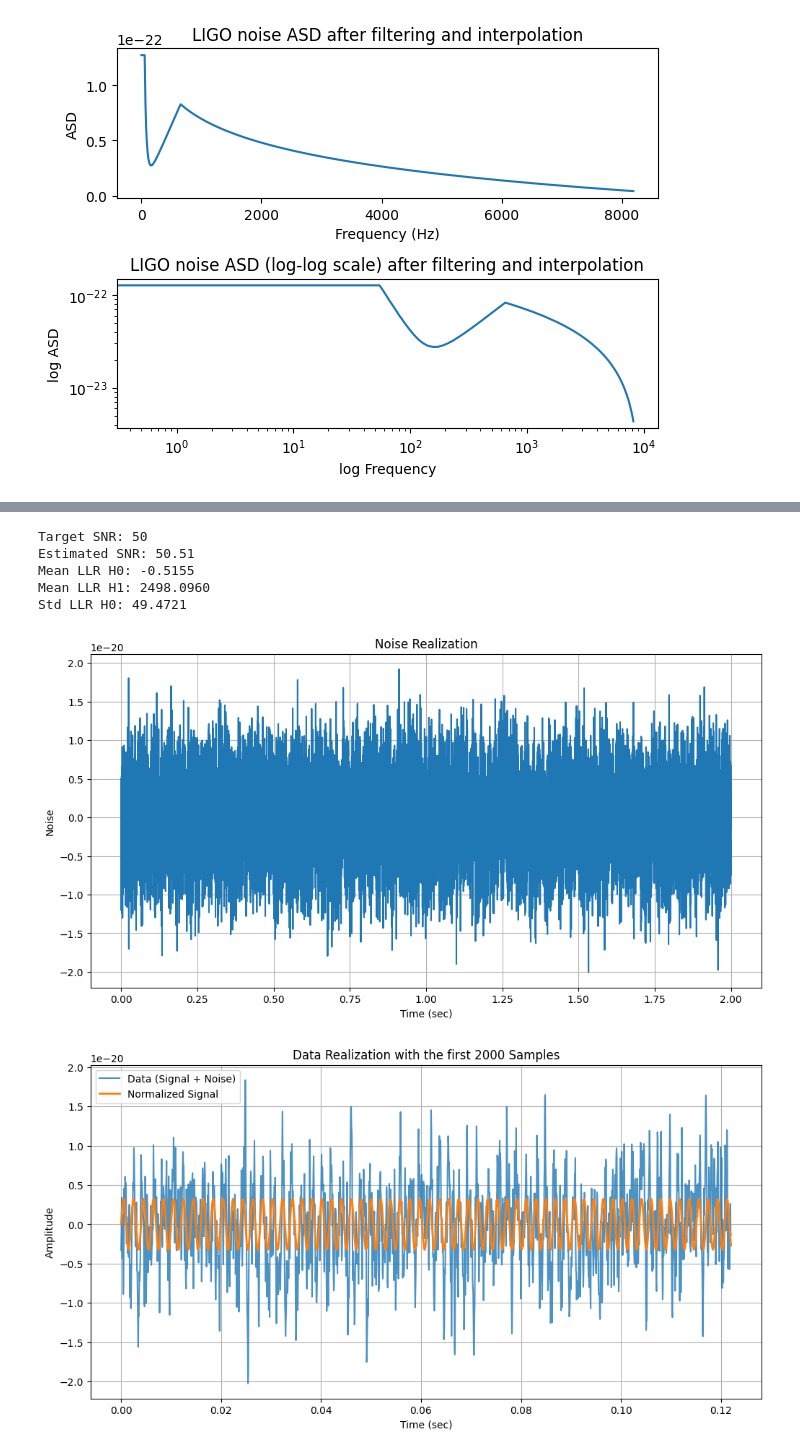
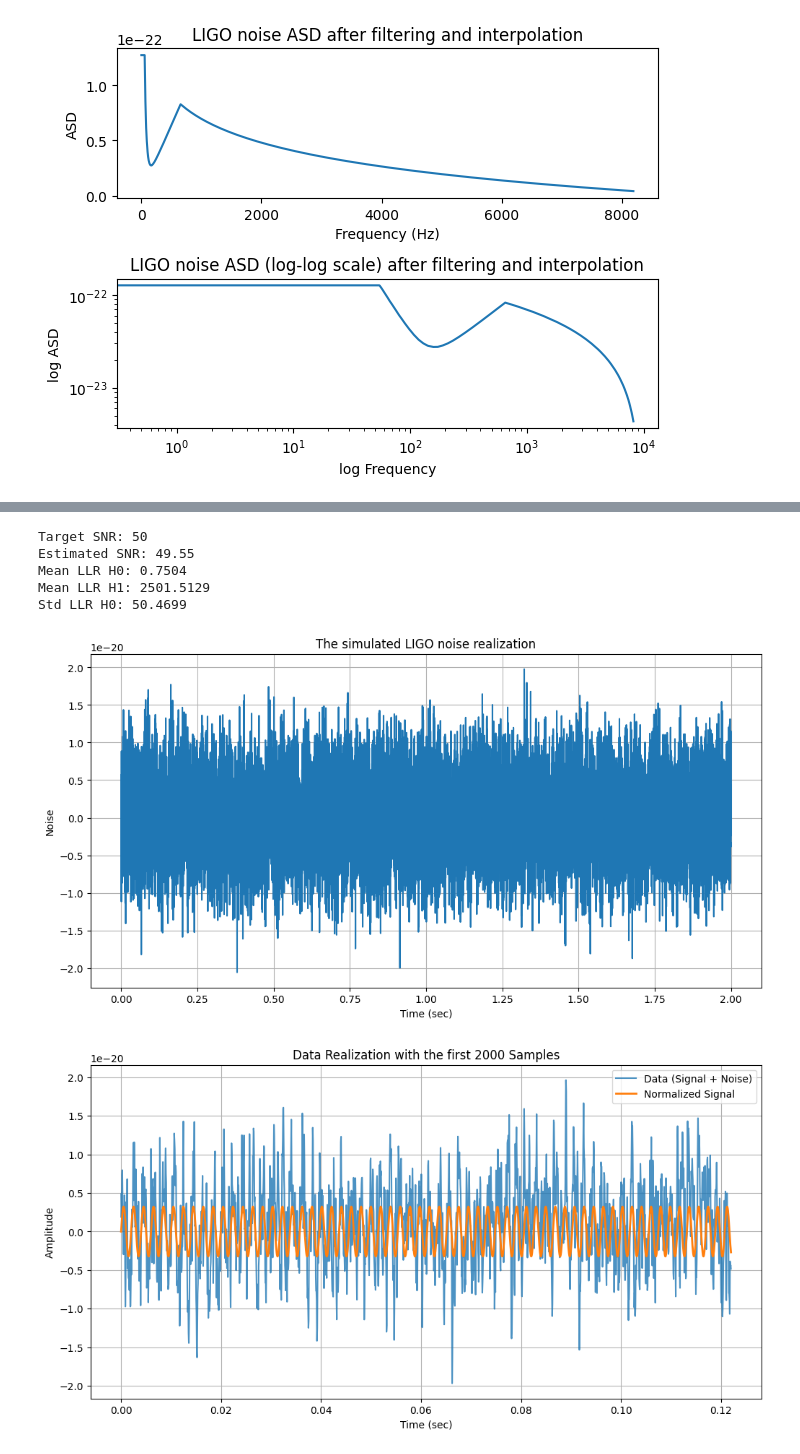
Before and after one commit to clara-lzy/summerschool, a Jupyter notebook: lab4_task2.ipynb, the cells around one changed output, grey strips where cells are left out. Cells and saved outputs as stored; diff of their text form; code cells hidden in the pictures.

```diff
--- a/lab4_task2.ipynb
+++ b/lab4_task2.ipynb
@@ -158,7 +157,7 @@ plt.figure(figsize=(12, 6))
 plt.plot(time_vec, noise_vec)
 plt.xlabel('Time (sec)')
 plt.ylabel('Noise')
-plt.title('Noise Realization')
+plt.title('The simulated LIGO noise realization')
 plt.grid(True)
 plt.show()
 
@@ -178,10 +177,10 @@ plt.show()
 Target SNR: 50
-Estimated SNR: 50.51
-Mean LLR H0: -0.5155
-Mean LLR H1: 2498.0960
-Std LLR H0: 49.4721
+Estimated SNR: 49.55
+Mean LLR H0: 0.7504
+Mean LLR H1: 2501.5129
+Std LLR H0: 50.4699
-[figure, old version]
+[figure, new version]
-[figure, old version]
+[figure, new version]
 # %%
 #Plot the periodogram of the data realization
 f, Pxx = signal.periodogram(data_vec, samp_freq)
```
Also changed, not shown: parts of 4 cells of this notebook, 3 other files.
